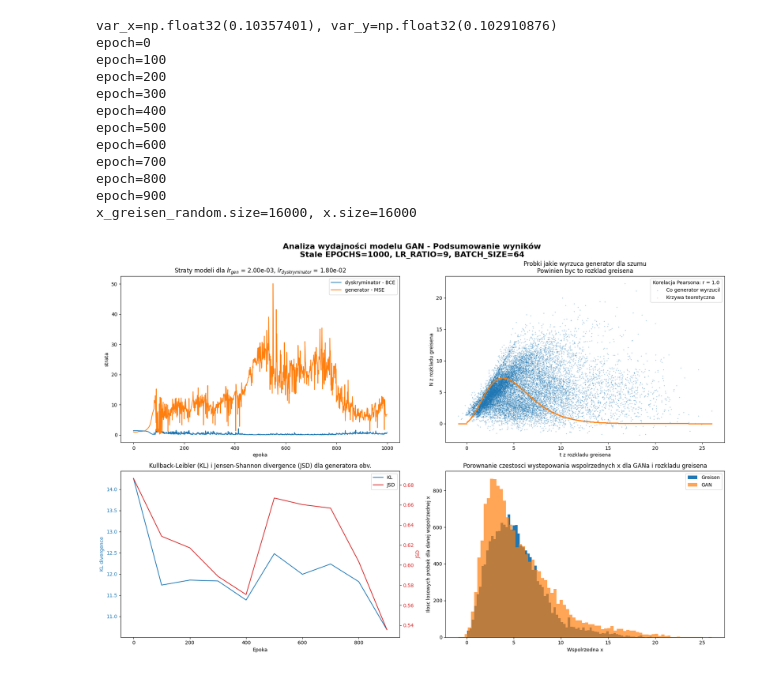
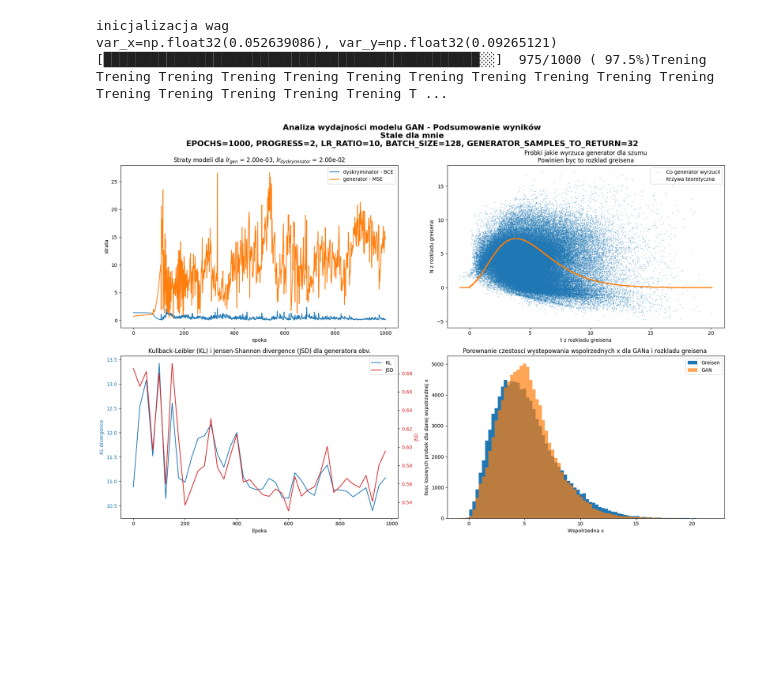
Before and after one commit to kluski777/PraktykiGAN, a Jupyter notebook: GAN.ipynb, the cells around one changed output. Cells and saved outputs as stored; diff of their text form; code cells hidden in the pictures; blank space fills up the shorter version.

```diff
--- a/GAN.ipynb
+++ b/GAN.ipynb
@@ -55,7 +55,9 @@ class Generator(nn.Module):
         var_x, var_y = 0, 0
         noise = torch.randn(size=(BATCH_SIZE, LATENT_DIM)).cuda()
 
-        while var_x < .1 or var_y < .1:
+        print('inicjalizacja wag')
+
+        while var_x < 2.5e-2 or var_y < 2.5e-2:
             output = self.layers(noise).detach().cpu().numpy()
             var_x = np.var(output[:, 0])
             var_y = np.var(output[:, 1])
@@ -172,25 +162,26 @@ np.sum(bins_GAN)=np.float64(943.9783395528793)
 # %%
 # Konfiguracja
-EPOCHS = 1_000
-LR_RATIO = 9 # LR_DYSKR / LR_GEN
-BATCH_SIZE = 64
+EPOCHS = 10_000
+PROGRESS = 2 # defaultowo bylo 2
+LR_RATIO = 10 # LR_DYSKR / LR_GEN
+BATCH_SIZE = 128
 LATENT_DIM = 128
-EPOCHS_TO_SAVE_KL_JSD = 100
-GENERATOR_SAMPLES_TO_RETURN = 16 # dla 1 na pewno dziala w miare gut
+EPOCHS_TO_SAVE_KL_JSD = 25
+GENERATOR_SAMPLES_TO_RETURN = 32 # dla 1 na pewno dziala w miare gut
 
 generator_losses, discriminator_losses = np.zeros(EPOCHS), np.zeros(EPOCHS)
-KL, JSD = np.zeros(EPOCHS // 100), np.zeros(EPOCHS // 100)
+KL, JSD = np.zeros(EPOCHS // EPOCHS_TO_SAVE_KL_JSD), np.zeros(EPOCHS // EPOCHS_TO_SAVE_KL_JSD)
 
 generator_layers = [ # bez konwolucji poki co, potem sie doda batchNorm i funkcje aktywacji
     nn.Linear(LATENT_DIM, 64),  nn.ReLU(),
-    nn.Linear(64, 32),          nn.ReLU(),
+    nn.Linear(64, 32),          #nn.ReLU(),
     nn.Linear(32, 16),          nn.ReLU(),
     nn.Linear(16, 8),           nn.ReLU(),
-    nn.Linear(8, 4),            nn.ReLU(),
+    nn.Linear(8, 4),            #nn.ReLU(),
     nn.Linear(4, 2 * GENERATOR_SAMPLES_TO_RETURN),
-    # nn.ReLU() # to ReLU chyba znieksztalca rozklad ze dla malych x - ale bez niego nawet nauczony dyskryminator zwraca wyniki nie fizyczne
+    #! NIE DAWAJ TU ReLU
 ]
-generator = Generator(generator_layers, 1e-3 / EPOCHS * 2_000, BATCH_SIZE, LATENT_DIM) #! Na e-4 juz sa za male lr-y nieco, dodaj lr schedulera moze szczegolnie na koniec
+generator = Generator(generator_layers, PROGRESS / EPOCHS, BATCH_SIZE, LATENT_DIM) #! Na e-4 juz sa za male lr-y nieco, dodaj lr schedulera moze szczegolnie na koniec
 
 discriminator_layers = [ #! Nie dodawaj sigmoida to sie nie sprawdza
     nn.Linear(2 * GENERATOR_SAMPLES_TO_RETURN, 64), nn.LeakyReLU(0.2),
@@ -200,7 +191,7 @@ discriminator_layers = [ #! Nie dodawaj sigmoida to sie nie sprawdza
     nn.Linear(8, 2),    nn.LeakyReLU(0.2),
     nn.Linear(2, 1)
 ]
-discriminator = Discriminator(discriminator_layers, 1e-3 * LR_RATIO / EPOCHS * 2_000)
+discriminator = Discriminator(discriminator_layers, PROGRESS * LR_RATIO / EPOCHS)
 
 generator.train()
 discriminator.train()
@@ -221,47 +212,41 @@ while epoch < EPOCHS:
     generator.zero_grad()
     fake_data = generator.layers(noise)
     fake_labels = discriminator.layers(fake_data)
     gen_loss = generator.loss(fake_labels, torch.ones_like(fake_labels))
     gen_loss.backward()
     generator.optim.step()
     generator_losses[epoch] = gen_loss.detach().item()
 
     fake_np = fake_np.reshape(-1, 2) # chce dostac same probki do statystyk x i y
     true_data = true_data.view(-1, 2)
 
     if epoch % EPOCHS_TO_SAVE_KL_JSD == 0:
-        print(f'{epoch=}')
+        progress = epoch / EPOCHS
+        filled = int(50 * progress)
+        bar = '█' * filled + '░' * (50 - filled)
+        print(f'\rTrening [{bar}] {epoch:4d}/{EPOCHS} ({progress*100:5.1f}%)', end='', flush=True)
         KL[epoch // EPOCHS_TO_SAVE_KL_JSD], JSD[epoch // EPOCHS_TO_SAVE_KL_JSD] = fast_kl_jsd_2d(true_data.cpu().numpy(), fake_np)
 
     # Mode collapse check
     collapsed_samples = np.sum(np.isclose(fake_np[:, 0], 0.0) | np.isclose(fake_np[:, 1], 0.0))
     if collapsed_samples > int(fake_np[:, 0].size * 0.9): # Jesli 90% poszlo na mode collapse to od nowa
-        print(f'Mode collapse - restart {collapsed_samples / fake_np[:, 0].size * 100 :.2f}% particles has collapsed.')
+        print(f'Mode collapse - restart {collapsed_samples / fake_np[:, 0].size * 100 :.2f}% particles has collapsed. On {epoch=}')
 
-        generator = Generator(generator_layers, 1e-3 / EPOCHS * 2_000, BATCH_SIZE, LATENT_DIM)
-        discriminator = Discriminator(discriminator_layers, 1e-3 * LR_RATIO / EPOCHS * 2_000)
+        generator = Generator(generator_layers, PROGRESS / EPOCHS, BATCH_SIZE, LATENT_DIM)
+        discriminator = Discriminator(discriminator_layers, PROGRESS * LR_RATIO / EPOCHS)
 
         plot_basic_stats(generator_losses, discriminator_losses, KL, JSD, EPOCHS_TO_SAVE_KL_JSD)
         epoch = 0
         continue
 
     epoch += 1
 
 generator.eval()
 discriminator.eval()
 
 plot_basic_stats(generator_losses, discriminator_losses, KL, JSD, EPOCHS_TO_SAVE_KL_JSD)
 # %% [output]
-var_x=np.float32(0.10357401), var_y=np.float32(0.102910876)
-epoch=0
-epoch=100
-epoch=200
-epoch=300
-epoch=400
-epoch=500
-epoch=600
-epoch=700
-epoch=800
-epoch=900
-x_greisen_random.size=16000, x.size=16000
+inicjalizacja wag
+var_x=np.float32(0.052639086), var_y=np.float32(0.09265121)
+[████████████████████████████████████████████████░░]  975/1000 ( 97.5%)Trening Trening Trening Trening Trening Trening Trening Trening Trening Trening Trening Trening Trening Trening Trening Trening T ...
-[figure, old version]
+[figure, new version]
```
Also changed, not shown: parts of 3 cells of this notebook, 2 other files.
